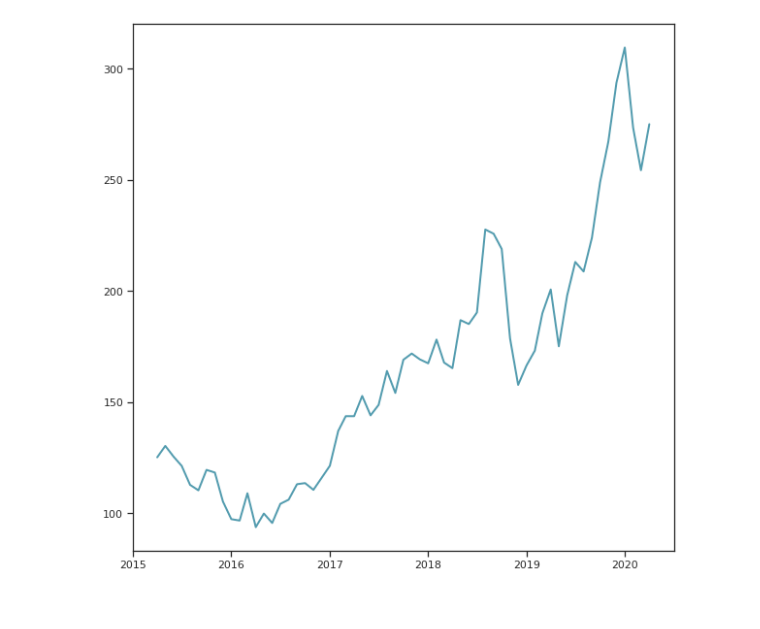
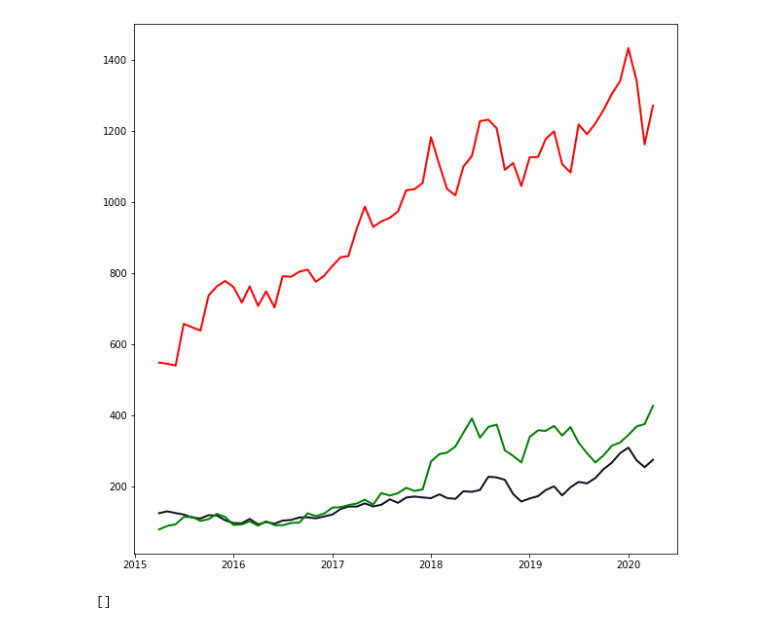
Before and after one commit to onostosia/heheh, a Jupyter notebook: Stocks/STOCKS.ipynb, the cells around one changed output. Cells and saved outputs as stored; diff of their text form; code cells hidden in the pictures.

```diff
--- a/Stocks/STOCKS.ipynb
+++ b/Stocks/STOCKS.ipynb
@@ -85,17 +146,17 @@ plt.show()
-# %%
-#@title Apple stocks price
-apple = pd.read_csv('APPLE.csv')
-rewriteRecord(apple['Цена'])
-rewriteRecord(apple['Макс'])
-rewriteRecord(apple['Мин'])
-
-#nflx.set_index((nflx.index[::-1]))
-newApple = apple.reindex(index=nflx.index[::-1])
-newApple.set_index((newNFLX.index[::-1]))
-newApple.set_index((newNFLX.index[::-1]))
-
-fig, ax1 = plt.subplots(figsize=(10,10))
-ax1.plot(index, newApple['Цена'], lw = 2, color = '#539caf', alpha = 1)
-plt.show()
-# %% [output]
-[figure, removed]
+# %%
+fig, ax1 = plt.subplots(figsize=(10,10))
+ax1.plot(index, newApple['Цена'], lw = 2, color = '#131120', alpha = 1)
+ax1.plot(index, newGoogle['Цена'], lw = 2, color = 'red', alpha = 1)
+ax1.plot(index, newNFLX['Цена'], lw = 2, color = 'green', alpha = 1)
+plt.show()
+# %% [output]
+[figure, added]
+# %%
+from GoogleNews import GoogleNews
+googlenews.setlang('en')
+googlenews.setperiod('d')
+googlenews.setTimeRange('02/01/2020','02/28/2020')
+googlenews.gettext()
+print(googlenews.gettext())
+# %% [output]
+[]
```
Also changed, not shown: parts of 13 cells of this notebook.
